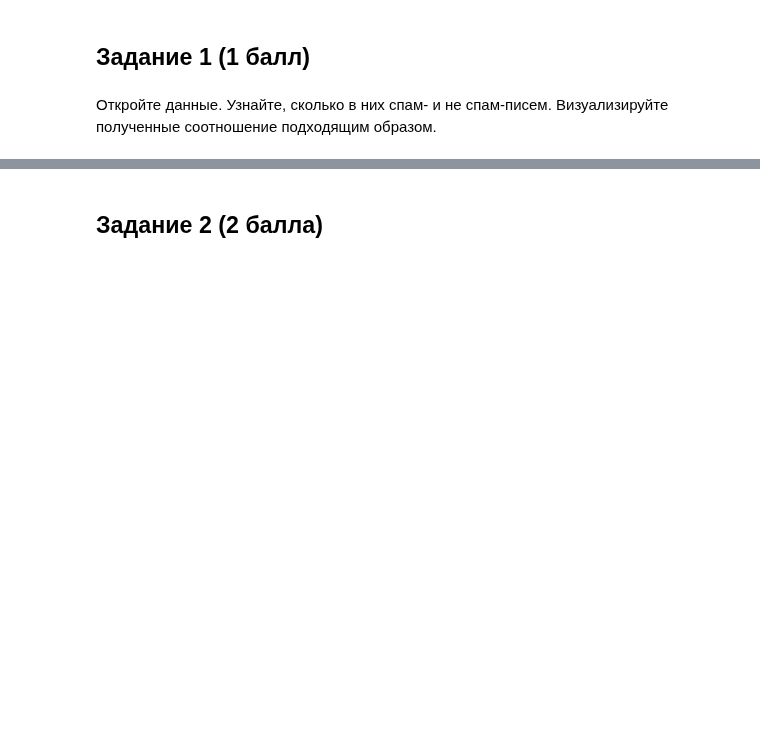
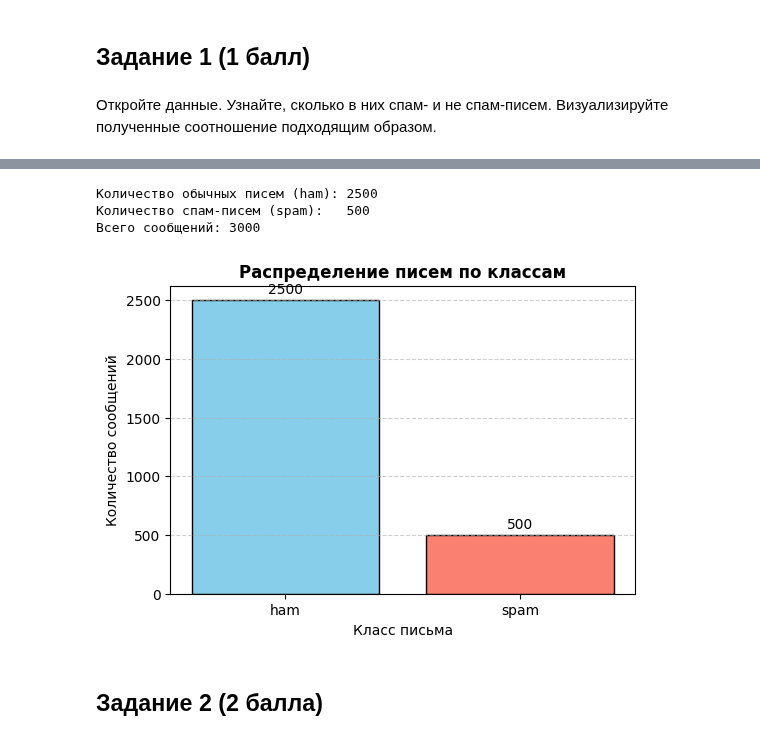
Before and after one commit to IgorPont/mephi_homework_tasks, a Jupyter notebook: homework_tasks/probability_theory/SGA_unit6_NBC.ipynb, the cells around one changed output, grey strips where cells are left out. Saved outputs shown, nothing was run; the diff lists cells and outputs as text; code cells hidden in the pictures; blank space fills up the shorter version.

Commit message:
Добавил реализацию Наивный Байесовский классификатор спам-писем

```diff
--- a/homework_tasks/probability_theory/SGA_unit6_NBC.ipynb
+++ b/homework_tasks/probability_theory/SGA_unit6_NBC.ipynb
@@ -9,7 +54,65 @@
 # %%
-# рассчитайте частоты для классов : ваш код здесь
+# рассчитайте частоты для классов: ваш код здесь
+# Импортируем numpy — будем использовать для векторных операций
+import numpy as np
+
+# В нашем случае label уже содержит 0 (не спам) и 1 (спам)
+# Создадим удобный булевый вектор, где True = спам
+spam_mask = df["label"].astype(int) == 1
+
+# Добавим новый столбец с бинарной меткой (на случай, если дальше будет использоваться)
+# Здесь это просто дублирует label, но мы оставляем для единообразия
+df["label_bin"] = spam_mask.astype(int)
+
+# Подсчитаем, сколько писем каждого типа
+count_ham = int((~spam_mask).sum())  # не спам
+count_spam = int(spam_mask.sum())    # спам
+
+# Соберём в словарь для удобного отображения
+counts = {
+    "ham": count_ham,
+    "spam": count_spam,
+}
+
+# Выведем результат
+print(f"Количество обычных писем (ham): {count_ham}")
+print(f"Количество спам-писем (spam):   {count_spam}")
+print(f"Всего сообщений: {len(df)}")
+# %% [output]
+Количество обычных писем (ham): 2500
+Количество спам-писем (spam):   500
+Всего сообщений: 3000
 # %%
 # визуализируйте результат: ваш код здесь
+# Импортируем библиотеку для построения графиков
+import matplotlib.pyplot as plt
+
+# Подготавливаем данные для осей графика
+names = ["ham", "spam"]                          # подписи категорий
+values = [counts["ham"], counts["spam"]]         # числовые значения из словаря counts
+
+# Создаём фигуру и оси. figsize=(6,4) — размеры окна графика.
+plt.figure(figsize=(6, 4))
+
+# Строим простую столбчатую диаграмму: две колонки — ham и spam
+plt.bar(names, values, color=["skyblue", "salmon"], edgecolor="black")
+
+# Добавляем заголовок и подписи осей для наглядности
+plt.title("Распределение писем по классам", fontsize=12, fontweight="bold")
+plt.xlabel("Класс письма", fontsize=10)
+plt.ylabel("Количество сообщений", fontsize=10)
+
+# Подписываем численные значения над каждой колонкой
+for i, v in enumerate(values):
+    plt.text(i, v + 30, str(v), ha="center", va="bottom", fontsize=10)
+
+# Включаем сетку по оси Y (чтобы визуально было легче сравнивать)
+plt.grid(axis="y", linestyle="--", alpha=0.6)
+
+# Отображаем график
+plt.show()
+# %% [output]
+[figure, added]
 # %% [markdown]
 ## Задание 2 (2 балла)
 # %% [markdown]
```
Also changed, not shown: parts of 10 cells of this notebook, 1 other file.
